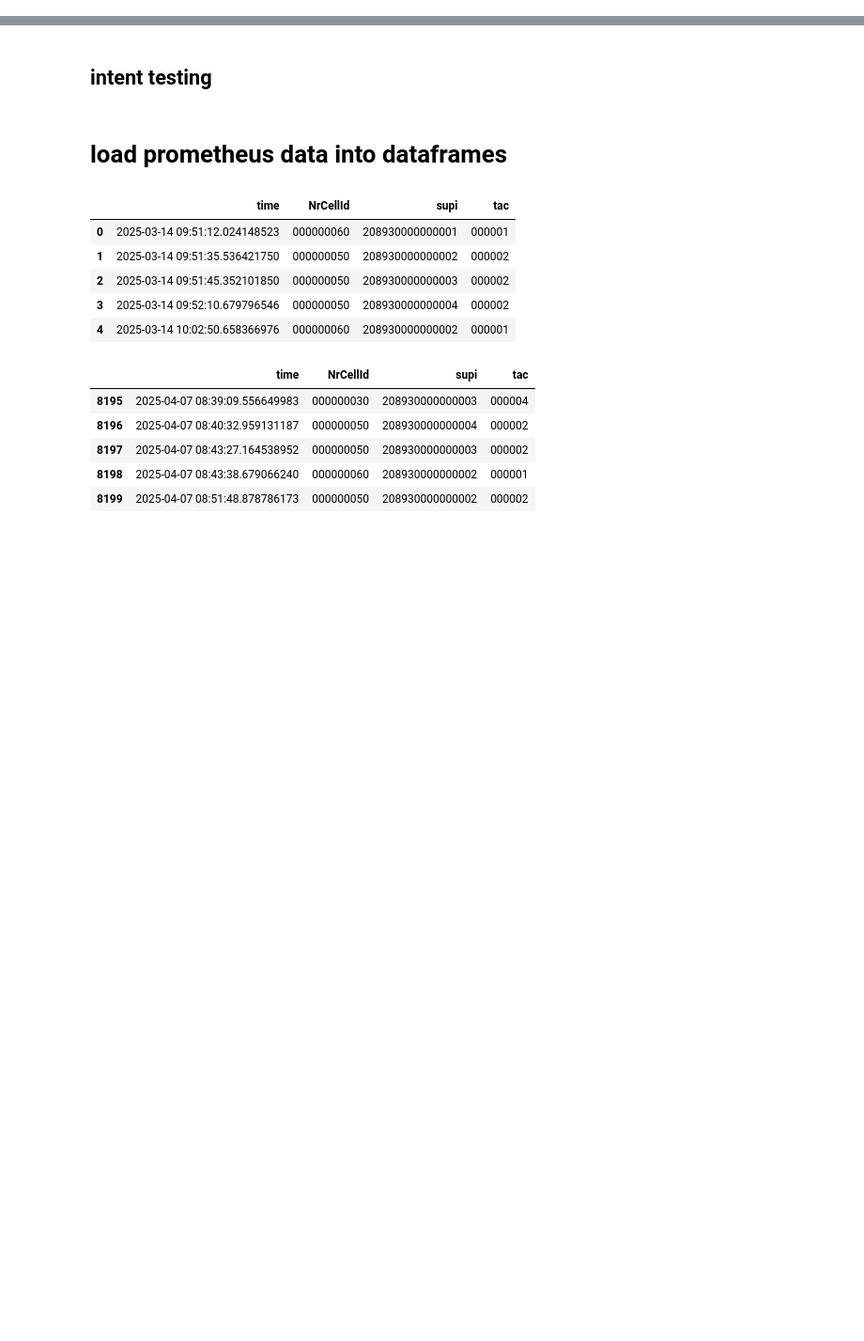
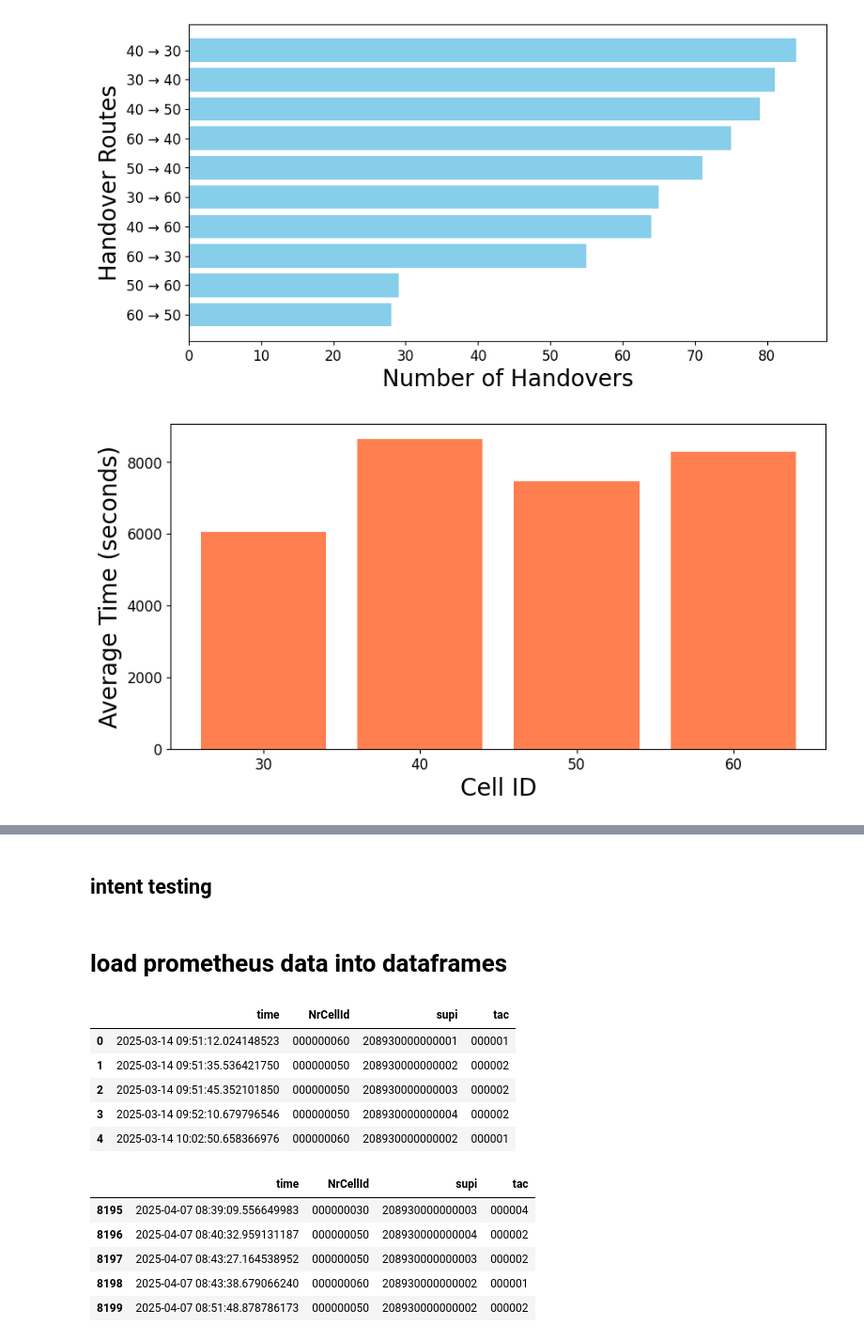
Before and after one commit to HenokDanielbfg/testbed, a Jupyter notebook: nwdaf.ipynb, the cells around one changed output, grey strips where cells are left out. Shown at 94% size. Cells and saved outputs as stored; diff of their text form; code cells hidden in the pictures; blank space fills up the shorter version.

```diff
--- a/nwdaf.ipynb
+++ b/nwdaf.ipynb
@@ -23,3 +23,59 @@ start_time = datetime(2025, 3, 15, 11, 30, 45)  # 24th Jan 2025 at 11:30:45
 pd.set_option('display.max_rows', None)
 # Initialize Prometheus connection
 prom = PrometheusConnect(url=PROMETHEUS_URL, disable_ssl=True)
+# %%
+import pandas as pd
+import matplotlib.pyplot as plt
+
+# Load datasets
+handover_df = pd.read_csv("/home/henokbfg/testbed/core dataset/03 Feb 2025 - 18 Feb 2025/df_location.csv", parse_dates=["time"])
+session_df = pd.read_csv("/home/henokbfg/testbed/core dataset/03 Feb 2025 - 18 Feb 2025/df_active.csv", parse_dates=["timestamp"])
+start_time = datetime(2025, 2, 5, 0, 0, 0)
+end_time = datetime(2025, 2, 5, 23, 59, 59)
+session_df['timestamp'] = pd.to_datetime(session_df['timestamp'])
+# Filter the DataFrame
+session_df = session_df[(session_df['timestamp'] >= start_time) & (session_df['timestamp'] <= end_time)]
+
+
+
+# Figure 2: Most Frequent Handover Routes
+handover_df.sort_values(by=["supi", "time"], inplace=True)
+handover_df["PreviousCell"] = handover_df.groupby("supi")["NrCellId"].shift(1)
+handover_routes = handover_df[handover_df["PreviousCell"].notna()].groupby(["PreviousCell", "NrCellId"]).size().reset_index(name="HandoverCount")
+handover_routes = handover_routes.sort_values(by="HandoverCount", ascending=False).head(10)
+plt.figure(figsize=(10, 5))
+plt.barh(handover_routes.apply(lambda x: f"{int(x['PreviousCell'])} → {int(x['NrCellId'])}", axis=1), handover_routes["HandoverCount"], color='skyblue')
+plt.xlabel("Number of Handovers", fontsize=20)
+plt.ylabel("Handover Routes", fontsize=20)
+# plt.title("Most Frequent Handover Routes")
+plt.gca().invert_yaxis()
+plt.savefig("handover_routes.png")
+plt.show()
+
+# Figure 3: Average Time Before Handover Per Cell
+handover_df["TimeDiff"] = handover_df.groupby("supi")["time"].diff().dt.total_seconds()
+time_per_cell = handover_df.groupby("PreviousCell")["TimeDiff"].mean().reset_index()
+time_per_cell = time_per_cell.dropna()
+plt.figure(figsize=(10, 5))
+plt.bar(time_per_cell["PreviousCell"].astype(int).astype(str), time_per_cell["TimeDiff"], color='coral')
+plt.xlabel("Cell ID", fontsize=20)
+plt.ylabel("Average Time (seconds)", fontsize=20)
+# plt.title("Average Time Before Handover Per Cell")
+plt.savefig("handover_time_per_cell.png")
+plt.show()
+
+
+# Figure 6: Active UE Changes Over Time
+plt.figure(figsize=(10, 5))
+plt.plot(session_df["timestamp"], session_df["active_UEs"], marker='o', linestyle='-')
+plt.xlabel("Time", fontsize=20)
+plt.ylabel("Number of Active UEs", fontsize=20)
+# plt.title("Active UE Count Over Time")
+plt.xticks(rotation=45)
+plt.grid()
+# plt.savefig("active_ue_over_time.png")
+plt.savefig("active_ue_over_time.pdf", dpi=800, format='pdf')
+plt.show()
+# %% [output]
+[figure, added]
+[figure, added]
```
Also changed, not shown: parts of 2 cells of this notebook, 20 other files.
